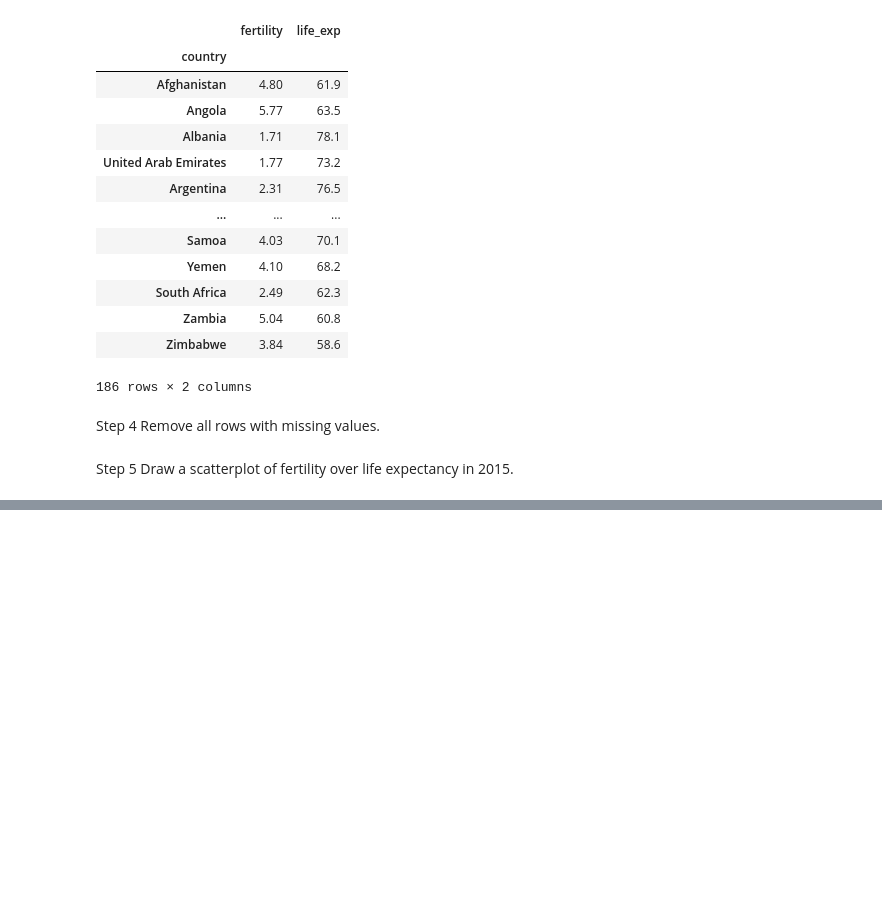
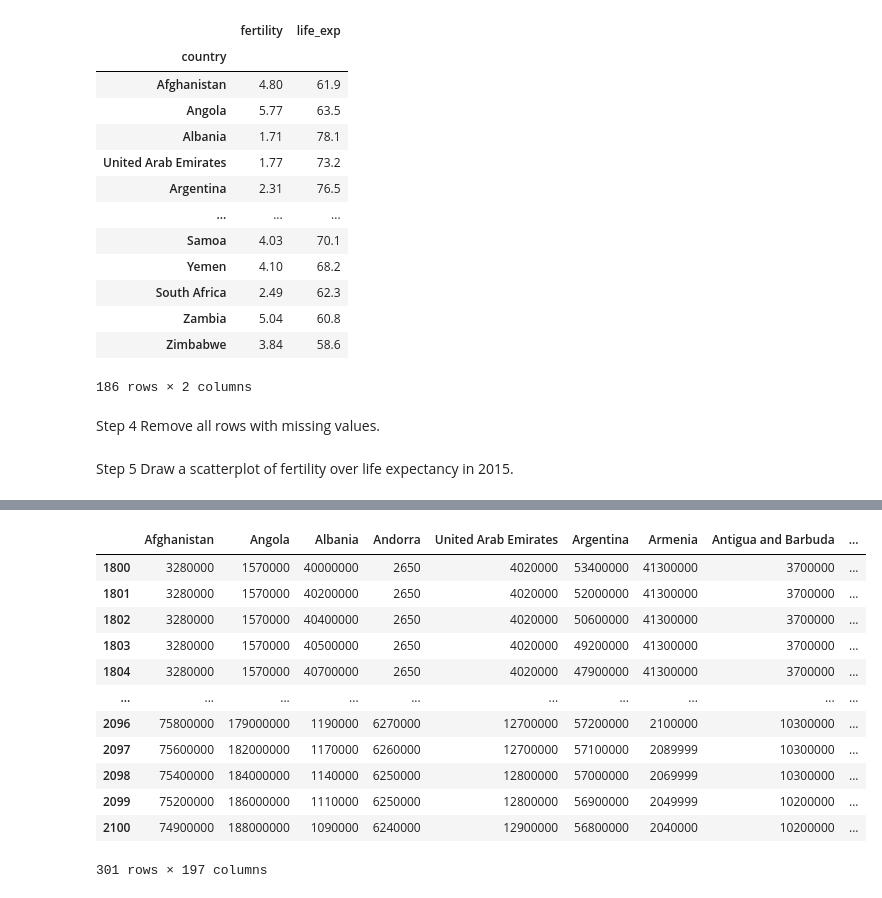
Before and after one commit to Melvin2306/code-lu-data-science, a Jupyter notebook: tasks/3.1 Animated Scatterplot.ipynb, the cells around one changed output, grey strips where cells are left out. Drawn from its saved outputs; the diff is of its cells as text; code cells hidden in the pictures; blank space fills up the shorter version.

```diff
--- a/tasks/3.1 Animated Scatterplot.ipynb
+++ b/tasks/3.1 Animated Scatterplot.ipynb
@@ -81,0 +206,35 @@ df_fert_2015.plot.scatter(x='fertility', y='life_exp', figsize=(10, 10), title='
+# %%
+df_pop_conv = pd.DataFrame()
+
+### Task 10: Conversion function for the population data
+def convert_pop(pop):
+    if pop.endswith('k'):
+        return int(float(pop[:-1]) * 100_000)
+    elif pop.endswith('M'):
+        return int(float(pop[:-1]) * 1_000_000)
+    elif pop.endswith('B'):
+        return int(float(pop[:-1]) * 1_000_000_000)
+    else:
+        return int(float(pop))
+
+for column in df_pop.columns:
+    if column == 'country':
+        df_pop_conv[column] = df_pop[column]
+    else:
+        df_pop_conv[column] = df_pop[column].apply(convert_pop)
+
+df_pop_conv
+# %% [output]
+|  | Afghanistan | Angola | Albania | Andorra | United Arab Emirates | Argentina | Armenia | Antigua and Barbuda | ... |
+| 1800 | 3280000 | 1570000 | 40000000 | 2650 | 4020000 | 53400000 | 41300000 | 3700000 | ... |
+| 1801 | 3280000 | 1570000 | 40200000 | 2650 | 4020000 | 52000000 | 41300000 | 3700000 | ... |
+| 1802 | 3280000 | 1570000 | 40400000 | 2650 | 4020000 | 50600000 | 41300000 | 3700000 | ... |
+| 1803 | 3280000 | 1570000 | 40500000 | 2650 | 4020000 | 49200000 | 41300000 | 3700000 | ... |
+| 1804 | 3280000 | 1570000 | 40700000 | 2650 | 4020000 | 47900000 | 41300000 | 3700000 | ... |
+| ... | ... | ... | ... | ... | ... | ... | ... | ... | ... |
+| 2096 | 75800000 | 179000000 | 1190000 | 6270000 | 12700000 | 57200000 | 2100000 | 10300000 | ... |
+| 2097 | 75600000 | 182000000 | 1170000 | 6260000 | 12700000 | 57100000 | 2089999 | 10300000 | ... |
+| 2098 | 75400000 | 184000000 | 1140000 | 6250000 | 12800000 | 57000000 | 2069999 | 10300000 | ... |
+| 2099 | 75200000 | 186000000 | 1110000 | 6250000 | 12800000 | 56900000 | 2049999 | 10200000 | ... |
+| 2100 | 74900000 | 188000000 | 1090000 | 6240000 | 12900000 | 56800000 | 2040000 | 10200000 | ... |
+301 rows × 197 columns
```
Also changed, not shown: parts of 13 cells of this notebook, 51 other files.
